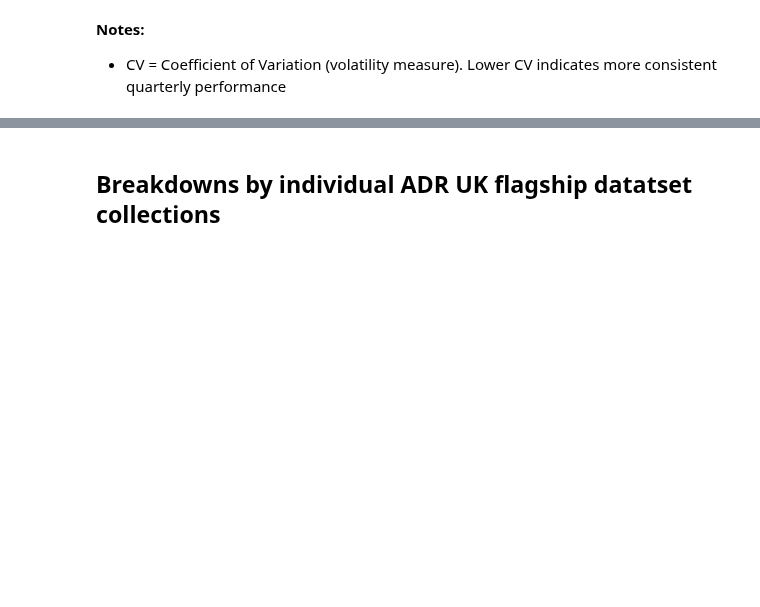
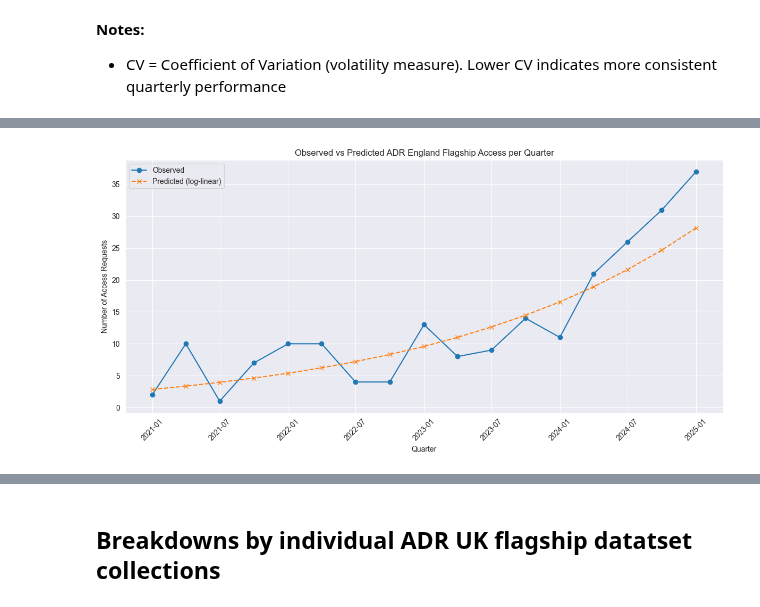
Before and after one commit to balintstewart77/ADR_DEA_project, a Jupyter notebook: analysis/DEA_projects_analysis.ipynb, the cells around one changed output, grey strips where cells are left out. Drawn from its saved outputs; the diff is of its cells as text; code cells hidden in the pictures; blank space fills up the shorter version.

Commit message:
add requirements.txt and loglinear model

```diff
--- a/analysis/DEA_projects_analysis.ipynb
+++ b/analysis/DEA_projects_analysis.ipynb
@@ -977,0 +1017,15 @@ This figure summarises the rising demand for ADR England flagship datasets throu
+# %%
+# Try and fit some model to the quarterly data
+
+# Drop NAs from 2025 data
+quarterly_long["Access Count"] = pd.to_numeric(quarterly_long["Access Count"], errors="coerce")
+quarterly_long = quarterly_long.dropna(subset=["Access Count"])
+
+# Add log transformation and quarter index for regression analysis
+quarterly_long["Quarter Index"] = range(len(quarterly_long))
+quarterly_long["Log Access"] = np.log1p(quarterly_long["Access Count"])
+
+X = sm.add_constant(quarterly_long["Quarter Index"])
+y = quarterly_long["Log Access"]
+model = sm.OLS(y, X).fit()
+print(model.summary())
@@ -977,0 +1050,23 @@ This figure summarises the rising demand for ADR England flagship datasets throu
+# %%
+# Predict fitted values on training data
+quarterly_long["Quarter Index"] = range(len(quarterly_long))
+X = sm.add_constant(quarterly_long["Quarter Index"])
+quarterly_long["Predicted Log Access"] = model.predict(X)
+quarterly_long["Predicted Access"] = np.expm1(quarterly_long["Predicted Log Access"])
+
+# Plot observed and predicted access
+import matplotlib.pyplot as plt
+
+plt.figure(figsize=(12, 6))
+plt.plot(quarterly_long["Quarter Period"], quarterly_long["Access Count"], marker="o", label="Observed")
+plt.plot(quarterly_long["Quarter Period"], quarterly_long["Predicted Access"], linestyle="--", marker="x", label="Predicted (log-linear)")
+plt.title("Observed vs Predicted ADR England Flagship Access per Quarter")
+plt.xlabel("Quarter")
+plt.ylabel("Number of Access Requests")
+plt.xticks(rotation=45)
+plt.grid(True)
+plt.legend()
+plt.tight_layout()
+plt.show()
+# %% [output]
+[figure, added]
```
Also changed, not shown: parts of 5 cells of this notebook, 1 other file.
